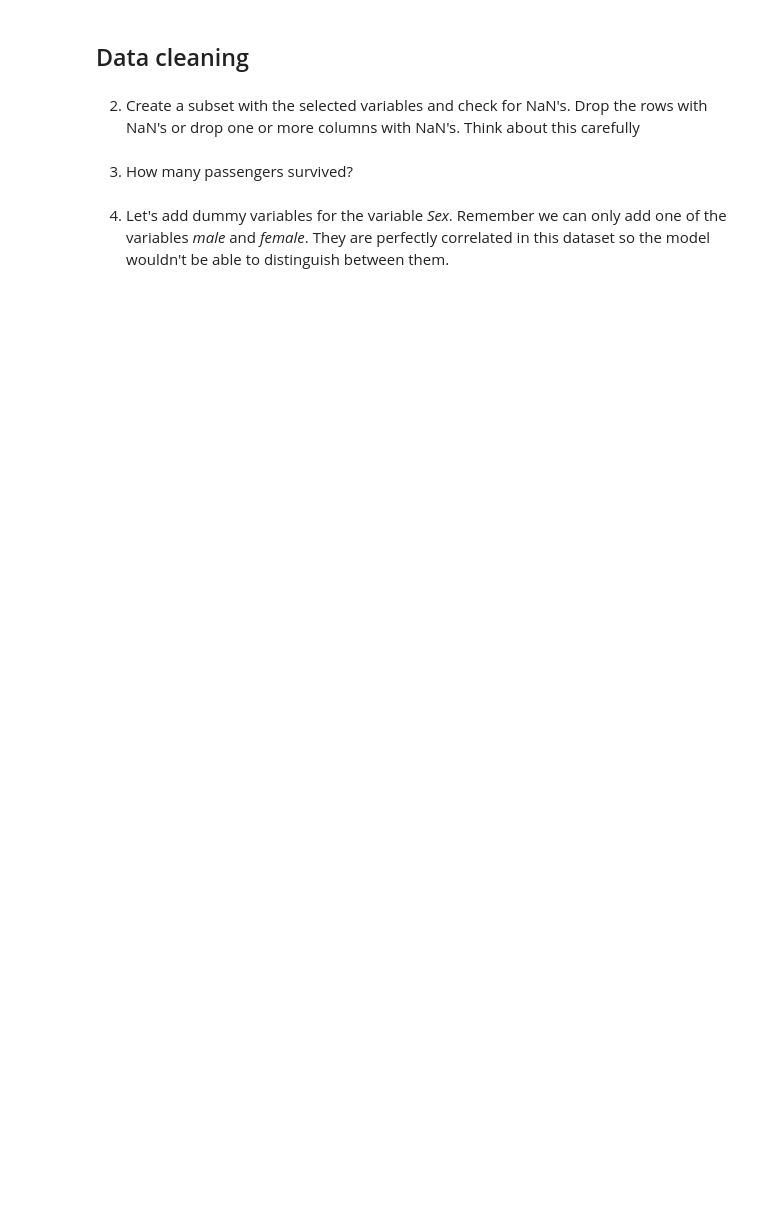
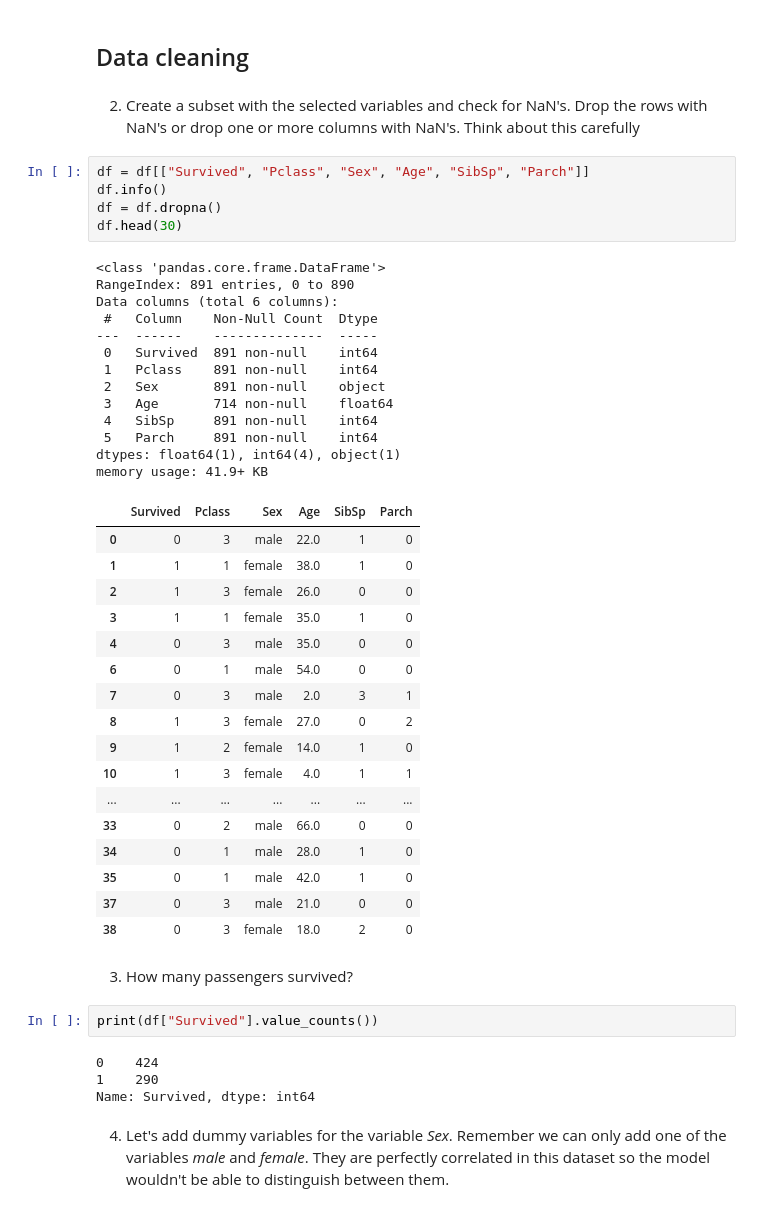
Before and after one commit to DanielleWeustenenk/Data-Learning, a Jupyter notebook: Lessen/Week 3/titanic-knn_stud.ipynb, the cells around one changed output. Drawn from its saved outputs; the diff is of its cells as text; blank space fills up the shorter version.

```diff
--- a/Lessen/Week 3/titanic-knn_stud.ipynb
+++ b/Lessen/Week 3/titanic-knn_stud.ipynb
@@ -19,7 +37,49 @@ df.head(30) #show a bit more of the dataset
 ## Data cleaning
 # %% [markdown]
 2. Create a subset with the selected variables and check for NaN's. Drop the rows with NaN's or drop one or more columns with NaN's. Think about this carefully
+# %%
+df = df[["Survived", "Pclass", "Sex", "Age", "SibSp", "Parch"]]
+df.info()
+df = df.dropna()
+df.head(30)
+# %% [output]
+<class 'pandas.core.frame.DataFrame'>
+RangeIndex: 891 entries, 0 to 890
+Data columns (total 6 columns):
+ #   Column    Non-Null Count  Dtype
+---  ------    --------------  -----
+ 0   Survived  891 non-null    int64
+ 1   Pclass    891 non-null    int64
+ 2   Sex       891 non-null    object
+ 3   Age       714 non-null    float64
+ 4   SibSp     891 non-null    int64
+ 5   Parch     891 non-null    int64
+dtypes: float64(1), int64(4), object(1)
+memory usage: 41.9+ KB
+|  | Survived | Pclass | Sex | Age | SibSp | Parch |
+| 0 | 0 | 3 | male | 22.0 | 1 | 0 |
+| 1 | 1 | 1 | female | 38.0 | 1 | 0 |
+| 2 | 1 | 3 | female | 26.0 | 0 | 0 |
+| 3 | 1 | 1 | female | 35.0 | 1 | 0 |
+| 4 | 0 | 3 | male | 35.0 | 0 | 0 |
+| 6 | 0 | 1 | male | 54.0 | 0 | 0 |
+| 7 | 0 | 3 | male | 2.0 | 3 | 1 |
+| 8 | 1 | 3 | female | 27.0 | 0 | 2 |
+| 9 | 1 | 2 | female | 14.0 | 1 | 0 |
+| 10 | 1 | 3 | female | 4.0 | 1 | 1 |
+| ... | ... | ... | ... | ... | ... | ... |
+| 33 | 0 | 2 | male | 66.0 | 0 | 0 |
+| 34 | 0 | 1 | male | 28.0 | 1 | 0 |
+| 35 | 0 | 1 | male | 42.0 | 1 | 0 |
+| 37 | 0 | 3 | male | 21.0 | 0 | 0 |
+| 38 | 0 | 3 | female | 18.0 | 2 | 0 |
 # %% [markdown]
 3. How many passengers survived?
+# %%
+print(df["Survived"].value_counts())
+# %% [output]
+0    424
+1    290
+Name: Survived, dtype: int64
 # %% [markdown]
 4. Let's add dummy variables for the variable *Sex*. Remember we can only add one of the variables *male* and *female*. They are perfectly correlated in this dataset so the model wouldn't be able to distinguish between them.
```
Also changed, not shown: parts of 10 cells of this notebook, 14 other files.
